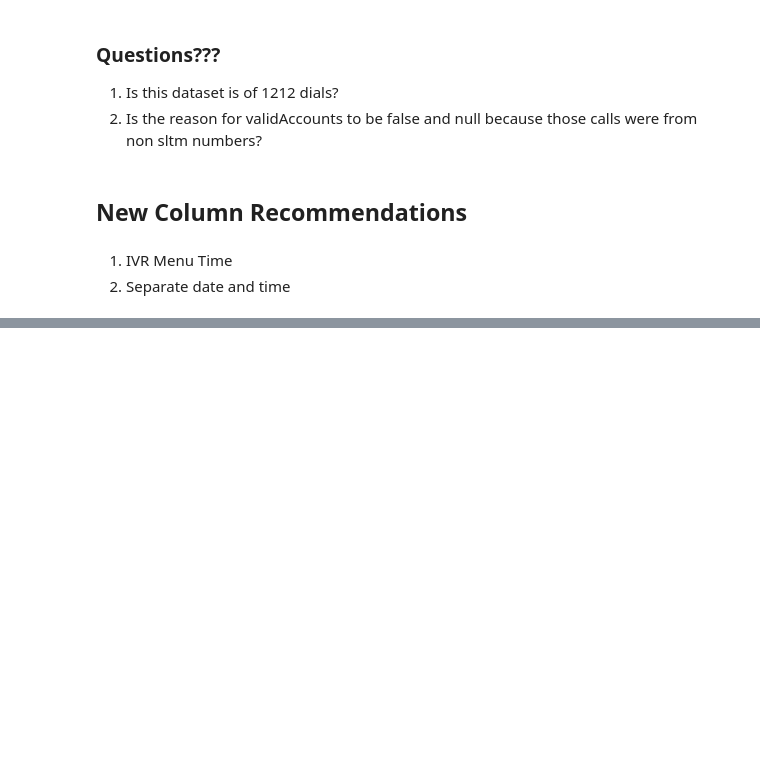
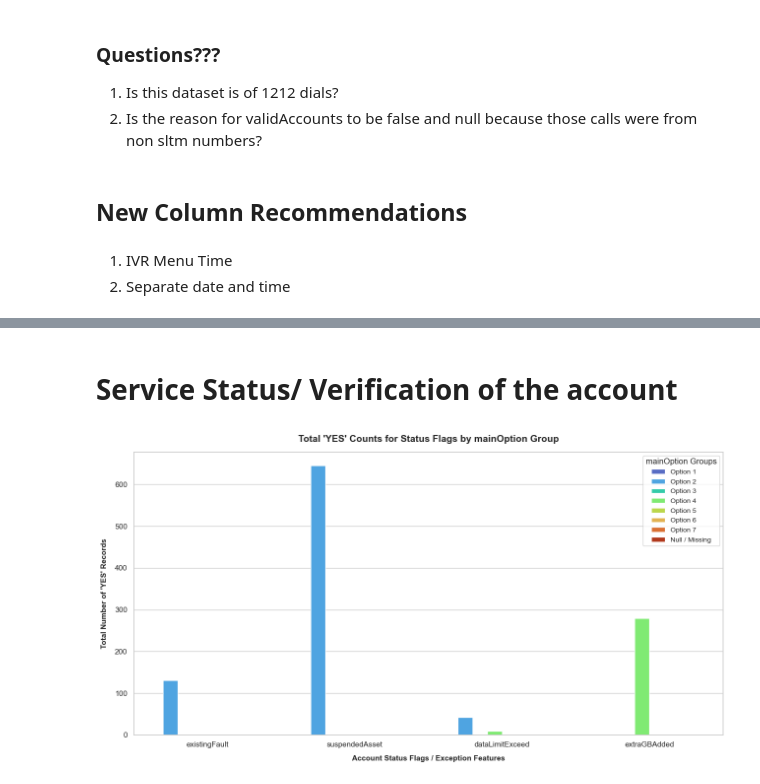
Before and after one commit to MihiliyaJayasiri/call-center-log-analysis, a Jupyter notebook: Call_Analysis.ipynb, the cells around one changed output, grey strips where cells are left out. Drawn from its saved outputs; the diff is of its cells as text; code cells hidden in the pictures; blank space fills up the shorter version.

```diff
--- a/Call_Analysis.ipynb
+++ b/Call_Analysis.ipynb
@@ -564,0 +1394,77 @@ Number of null values in 'outstanding' for these rows: 1216
+# %% [markdown]
+# Service Status/ Verification of the account
+# %%
+import pandas as pd
+import matplotlib.pyplot as plt
+import seaborn as sns
+
+# 1. First, combine mainOption 14.0 and 11.0 into 7.0 as requested previously
+df['mainOption'] = df['mainOption'].replace({14.0: 7.0, 11.0: 7.0})
+
+# 2. Create a clean copy of the dataframe for plotting
+plot_df = df.copy()
+
+# Format the mainOption labels cleanly, including the Null / Missing group
+plot_df['mainOption_Label'] = plot_df['mainOption'].apply(
+    lambda x: 'Null / Missing' if pd.isnull(x) else f"Option {int(x)}"
+)
+
+# 3. Define the 4 status features we want to analyze
+features = ["existingFault", "suspendedAsset", "dataLimitExceed", "extraGBAdded"]
+
+# Convert the 'YES'/'NO' text values into numeric 1s and 0s for easy summing
+for col in features:
+    plot_df[col + '_numeric'] = (plot_df[col] == 'YES').astype(int)
+
+# 4. Melt the dataframe into a long format suitable for Seaborn grouped bar charts
+numeric_feature_cols = [col + '_numeric' for col in features]
+melted_df = plot_df.melt(
+    id_vars=['mainOption_Label'],
+    value_vars=numeric_feature_cols,
+    var_name='Status_Feature',
+    value_name='Is_YES'
+)
+
+# Clean up the feature names so they display beautifully on the X-axis
+melted_df['Status_Feature'] = melted_df['Status_Feature'].str.replace('_numeric', '')
+
+# Sort the mainOption labels so the legend appears in perfect numerical order
+hue_order = sorted([lbl for lbl in melted_df['mainOption_Label'].unique() if lbl != 'Null / Missing'])
+if 'Null / Missing' in melted_df['mainOption_Label'].unique():
+    hue_order.append('Null / Missing')
+
+# 5. Generate the Seaborn Visual Layout
+sns.set_theme(style="whitegrid")
+fig, ax = plt.subplots(figsize=(13, 7))
+
+# Draw the grouped bar chart using the 'sum' estimator to count the 'YES' values
+sns.barplot(
+    data=melted_df,
+    x='Status_Feature',
+    y='Is_YES',
+    hue='mainOption_Label',
+    hue_order=hue_order,
+    estimator=sum,
+    errorbar=None,
+    palette='turbo',
+    ax=ax,
+    edgecolor='white',
+    linewidth=1
+)
+
+# Customize titles and axis formatting for high readability
+ax.set_title("Total 'YES' Counts for Status Flags by mainOption Group", fontsize=14, fontweight='bold', pad=15)
+ax.set_xlabel("Account Status Flags / Exception Features", fontsize=11, fontweight='bold', labelpad=10)
+ax.set_ylabel("Total Number of 'YES' Records", fontsize=11, fontweight='bold', labelpad=10)
+
+# Position the legend cleanly
+ax.legend(title="mainOption Groups", loc="upper right", frameon=True, fontsize=10)
+
+# Set tight layout to ensure no elements are clipped or truncated
+plt.tight_layout()
+
+# Save and display the visualization
+plt.savefig('status_flags_by_mainoption.png', dpi=300)
+plt.show()
+# %% [output]
+[figure, added]
```
Also changed, not shown: parts of 47 cells of this notebook, 35 other files.
